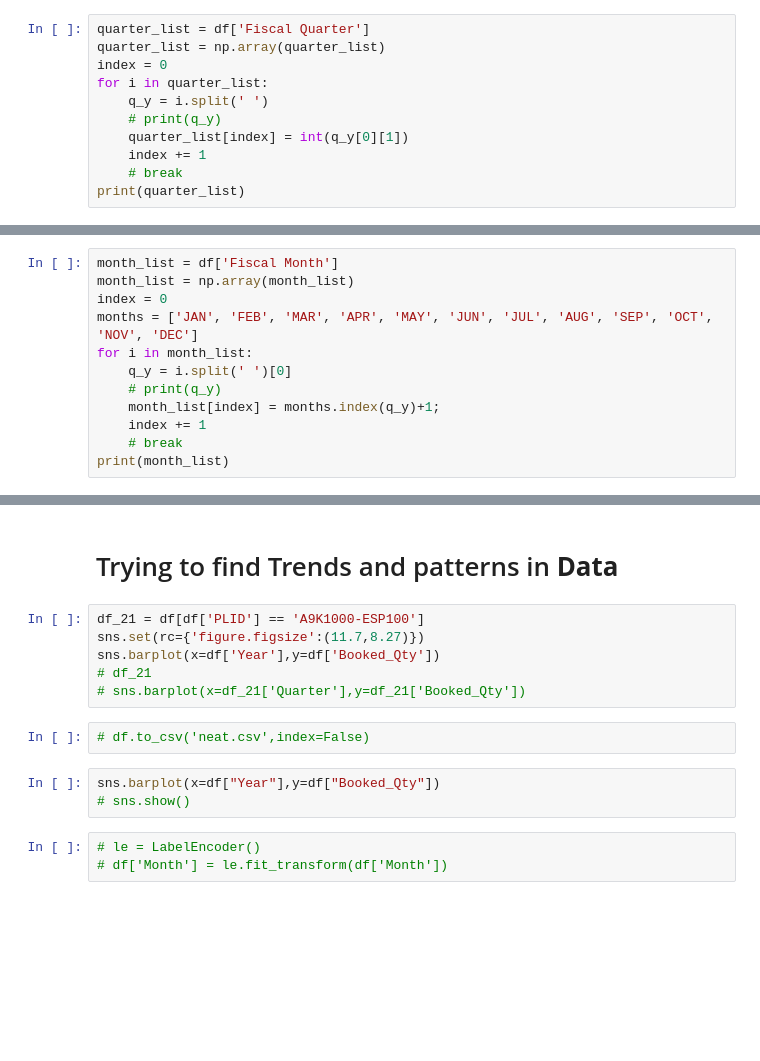
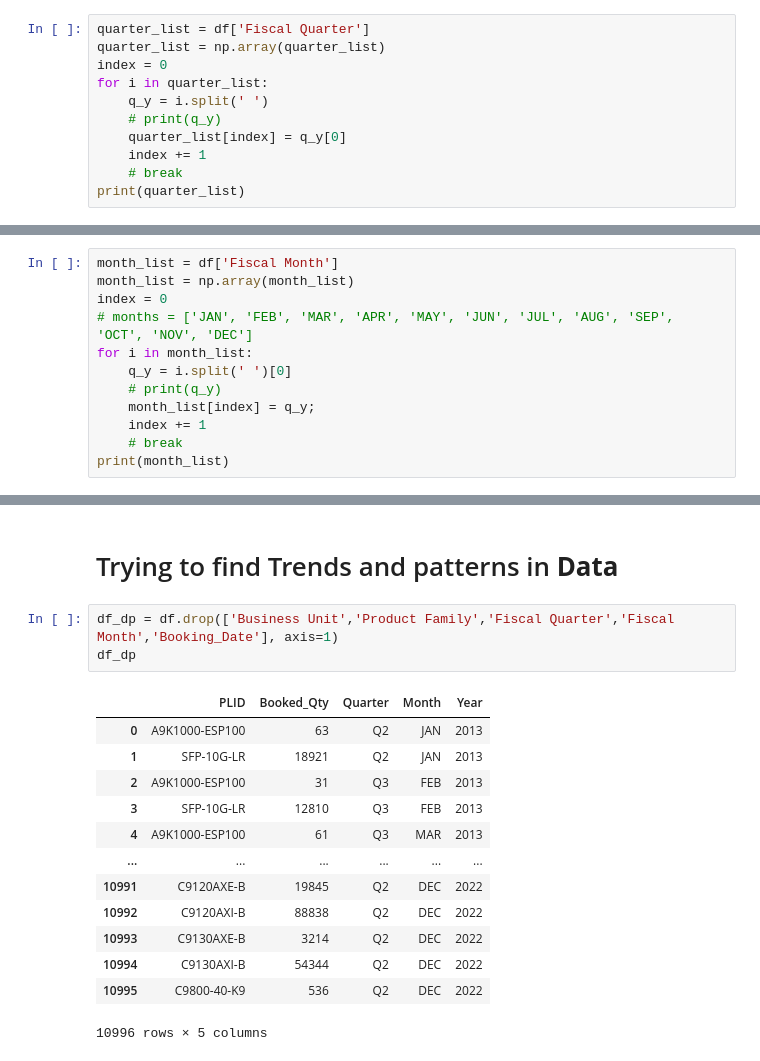
Before and after one commit to Vaarun-Kamath/HashCode-Cisco-Inventory-Management-and-Demand-Prediction, a Jupyter notebook: HashCode_PoissonPivots.ipynb, the cells around one changed output, grey strips where cells are left out. Drawn from its saved outputs; the diff is of its cells as text; blank space fills up the shorter version.

```diff
--- a/HashCode_PoissonPivots.ipynb
+++ b/HashCode_PoissonPivots.ipynb
@@ -66,7 +80,7 @@ index = 0
 for i in quarter_list:
     q_y = i.split(' ')
     # print(q_y)
-    quarter_list[index] = int(q_y[0][1])
+    quarter_list[index] = q_y[0]
     index += 1
     # break
 print(quarter_list)
@@ -101,11 +115,11 @@ df
 month_list = df['Fiscal Month']
 month_list = np.array(month_list)
 index = 0
-months = ['JAN', 'FEB', 'MAR', 'APR', 'MAY', 'JUN', 'JUL', 'AUG', 'SEP', 'OCT', 'NOV', 'DEC']
+# months = ['JAN', 'FEB', 'MAR', 'APR', 'MAY', 'JUN', 'JUL', 'AUG', 'SEP', 'OCT', 'NOV', 'DEC']
 for i in month_list:
     q_y = i.split(' ')[0]
     # print(q_y)
-    month_list[index] = months.index(q_y)+1;
+    month_list[index] = q_y;
     index += 1
     # break
 print(month_list)
@@ -148,17 +190,20 @@ df
 df.to_csv('neat.csv',index=False)
 # %% [markdown]
 # Trying to find Trends and patterns in **Data**
-# %%
-df_21 = df[df['PLID'] == 'A9K1000-ESP100']
-sns.set(rc={'figure.figsize':(11.7,8.27)})
-sns.barplot(x=df['Year'],y=df['Booked_Qty'])
-# df_21
-# sns.barplot(x=df_21['Quarter'],y=df_21['Booked_Qty'])
-# %%
-# df.to_csv('neat.csv',index=False)
-# %%
-sns.barplot(x=df["Year"],y=df["Booked_Qty"])
-# sns.show()
-# %%
-# le = LabelEncoder()
-# df['Month'] = le.fit_transform(df['Month'])
+# %%
+df_dp = df.drop(['Business Unit','Product Family','Fiscal Quarter','Fiscal Month','Booking_Date'], axis=1)
+df_dp
+# %% [output]
+|  | PLID | Booked_Qty | Quarter | Month | Year |
+| 0 | A9K1000-ESP100 | 63 | Q2 | JAN | 2013 |
+| 1 | SFP-10G-LR | 18921 | Q2 | JAN | 2013 |
+| 2 | A9K1000-ESP100 | 31 | Q3 | FEB | 2013 |
+| 3 | SFP-10G-LR | 12810 | Q3 | FEB | 2013 |
+| 4 | A9K1000-ESP100 | 61 | Q3 | MAR | 2013 |
+| ... | ... | ... | ... | ... | ... |
+| 10991 | C9120AXE-B | 19845 | Q2 | DEC | 2022 |
+| 10992 | C9120AXI-B | 88838 | Q2 | DEC | 2022 |
+| 10993 | C9130AXE-B | 3214 | Q2 | DEC | 2022 |
+| 10994 | C9130AXI-B | 54344 | Q2 | DEC | 2022 |
+| 10995 | C9800-40-K9 | 536 | Q2 | DEC | 2022 |
+10996 rows × 5 columns
```
Also changed, not shown: parts of 61 cells of this notebook.
